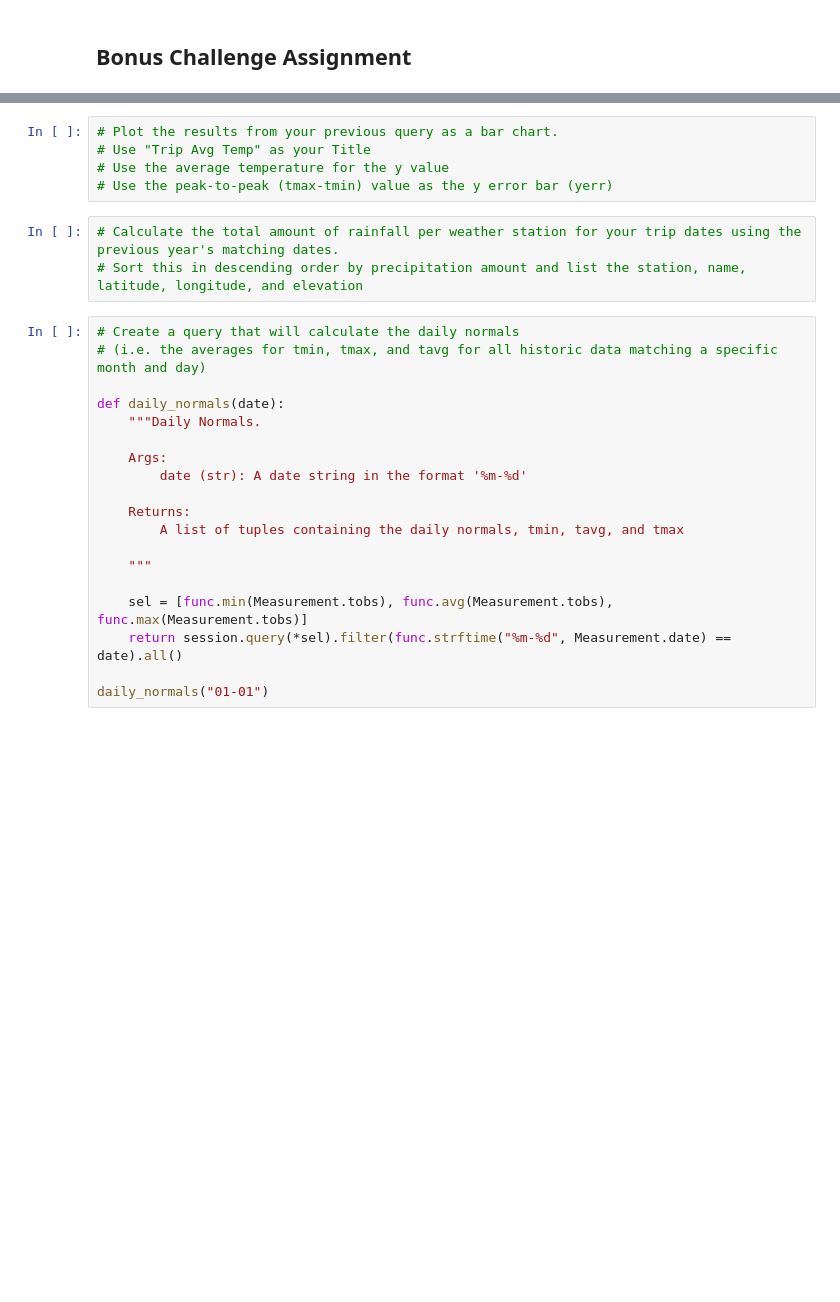
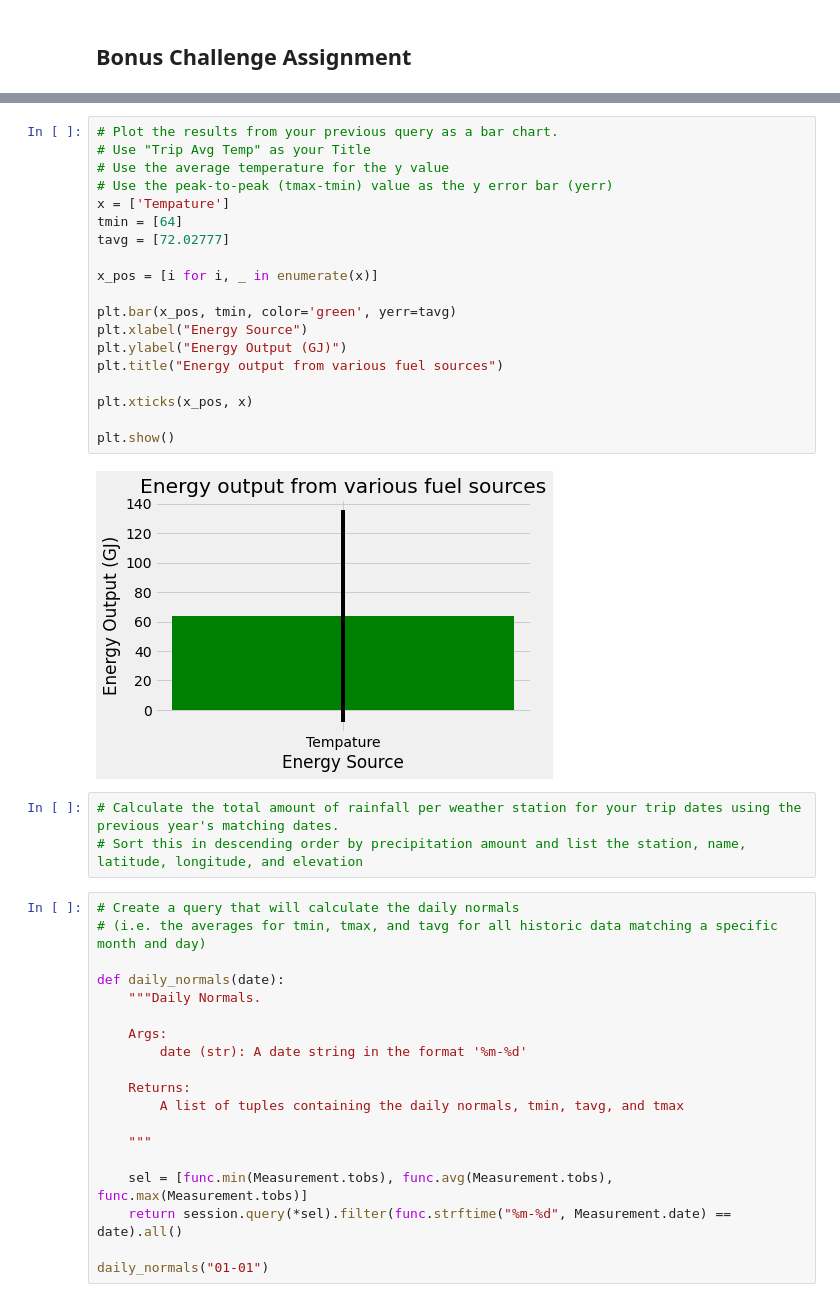
Before and after one commit to clmatherson/sqlalchemy-challenge, a Jupyter notebook: climate_starter.ipynb, the cells around one changed output, grey strips where cells are left out. Drawn from its saved outputs; the diff is of its cells as text; blank space fills up the shorter version.

```diff
--- a/climate_starter.ipynb
+++ b/climate_starter.ipynb
@@ -87,8 +228,24 @@ print(calc_temps('2012-02-28', '2012-03-05'))
 # %%
 # Plot the results from your previous query as a bar chart.
 # Use "Trip Avg Temp" as your Title
 # Use the average temperature for the y value
 # Use the peak-to-peak (tmax-tmin) value as the y error bar (yerr)
+x = ['Tempature']
+tmin = [64]
+tavg = [72.02777]
+
+x_pos = [i for i, _ in enumerate(x)]
+
+plt.bar(x_pos, tmin, color='green', yerr=tavg)
+plt.xlabel("Energy Source")
+plt.ylabel("Energy Output (GJ)")
+plt.title("Energy output from various fuel sources")
+
+plt.xticks(x_pos, x)
+
+plt.show()
+# %% [output]
+[figure, added]
 # %%
 # Calculate the total amount of rainfall per weather station for your trip dates using the previous year's matching dates.
 # Sort this in descending order by precipitation amount and list the station, name, latitude, longitude, and elevation
```
Also changed, not shown: parts of 14 cells of this notebook, 2 other files.
